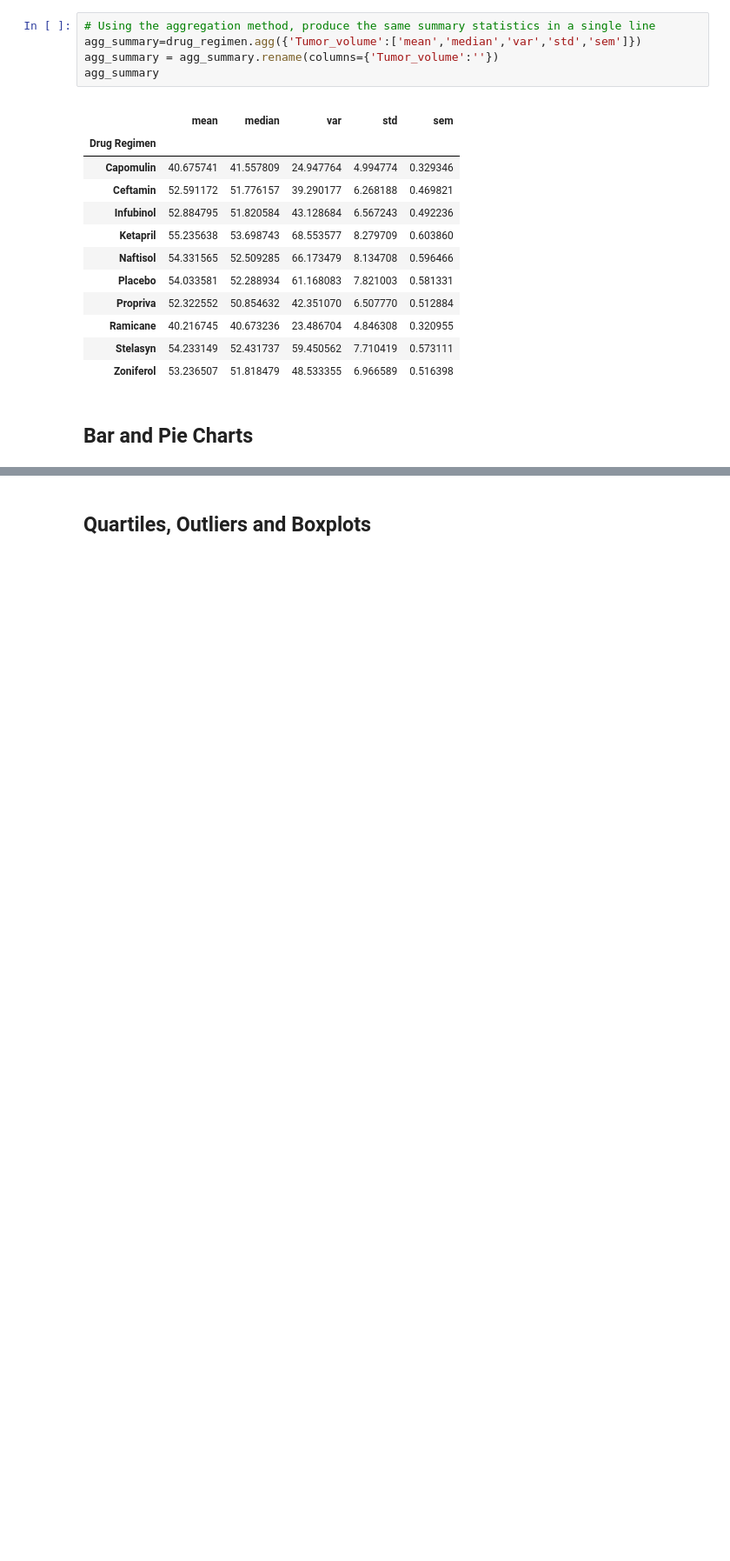
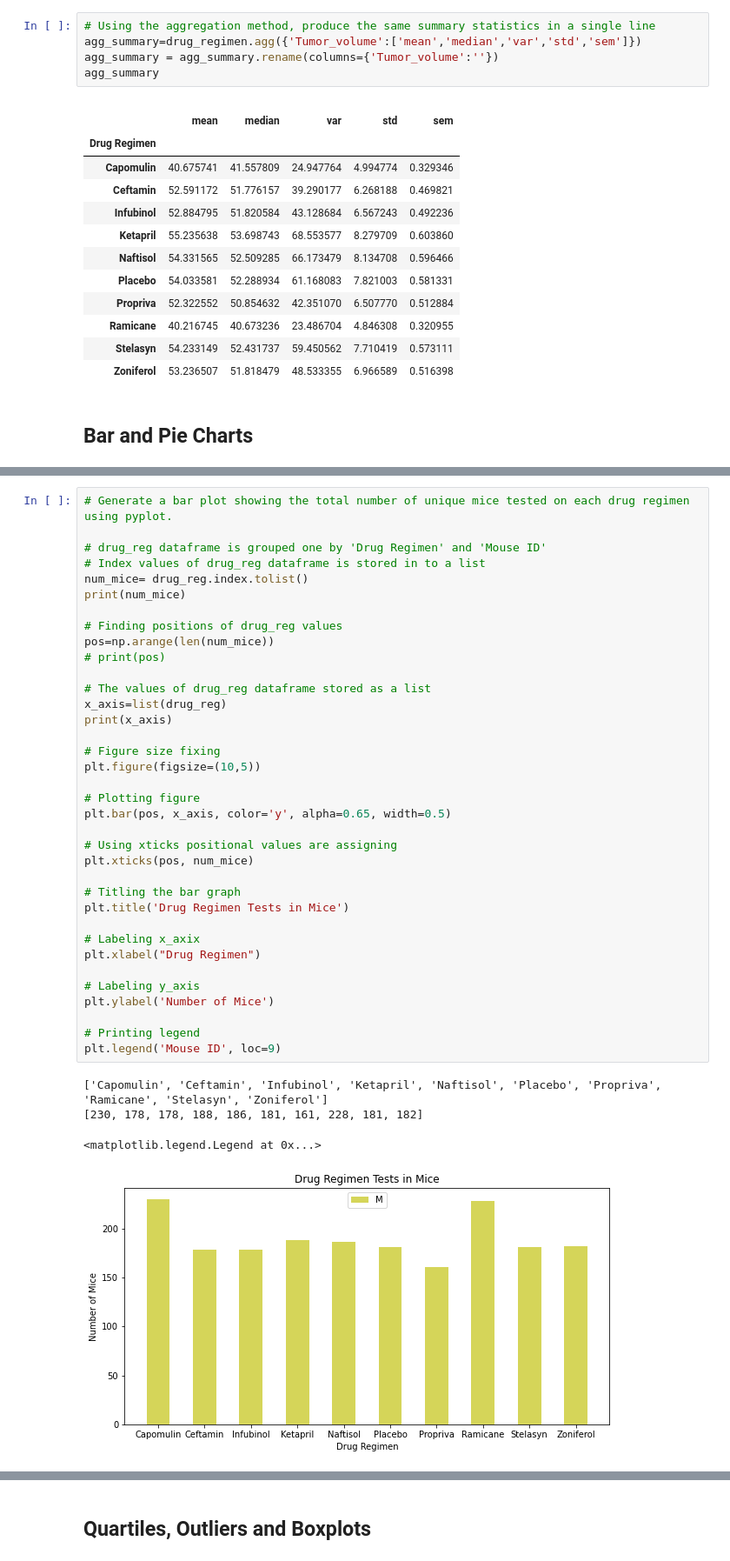
Before and after one commit to SoniMohandas/The_Power_of_Plots, a Jupyter notebook: Pharmaceuticals/pymaceuticals_starter.ipynb, the cells around one changed output, grey strips where cells are left out. Shown: that part at 87% size. Cells and saved outputs as stored; diff of their text form; blank space fills up the shorter version.

```diff
--- a/Pharmaceuticals/pymaceuticals_starter.ipynb
+++ b/Pharmaceuticals/pymaceuticals_starter.ipynb
@@ -177,0 +188,41 @@ NameError: name 'cleaned_mouse_data' is not defined
+# %%
+# Generate a bar plot showing the total number of unique mice tested on each drug regimen using pyplot.
+
+# drug_reg dataframe is grouped one by 'Drug Regimen' and 'Mouse ID'
+# Index values of drug_reg dataframe is stored in to a list
+num_mice= drug_reg.index.tolist()
+print(num_mice)
+
+# Finding positions of drug_reg values
+pos=np.arange(len(num_mice))
+# print(pos)
+
+# The values of drug_reg dataframe stored as a list
+x_axis=list(drug_reg)
+print(x_axis)
+
+# Figure size fixing
+plt.figure(figsize=(10,5))
+
+# Plotting figure
+plt.bar(pos, x_axis, color='y', alpha=0.65, width=0.5)
+
+# Using xticks positional values are assigning
+plt.xticks(pos, num_mice)
+
+# Titling the bar graph
+plt.title('Drug Regimen Tests in Mice')
+
+# Labeling x_axix
+plt.xlabel("Drug Regimen")
+
+# Labeling y_axis
+plt.ylabel('Number of Mice')
+
+# Printing legend
+plt.legend('Mouse ID', loc=9)
+# %% [output]
+['Capomulin', 'Ceftamin', 'Infubinol', 'Ketapril', 'Naftisol', 'Placebo', 'Propriva', 'Ramicane', 'Stelasyn', 'Zoniferol']
+[230, 178, 178, 188, 186, 181, 161, 228, 181, 182]
+<matplotlib.legend.Legend at 0x...>
+[figure, added]
```
Also changed, not shown: parts of 10 cells of this notebook.
